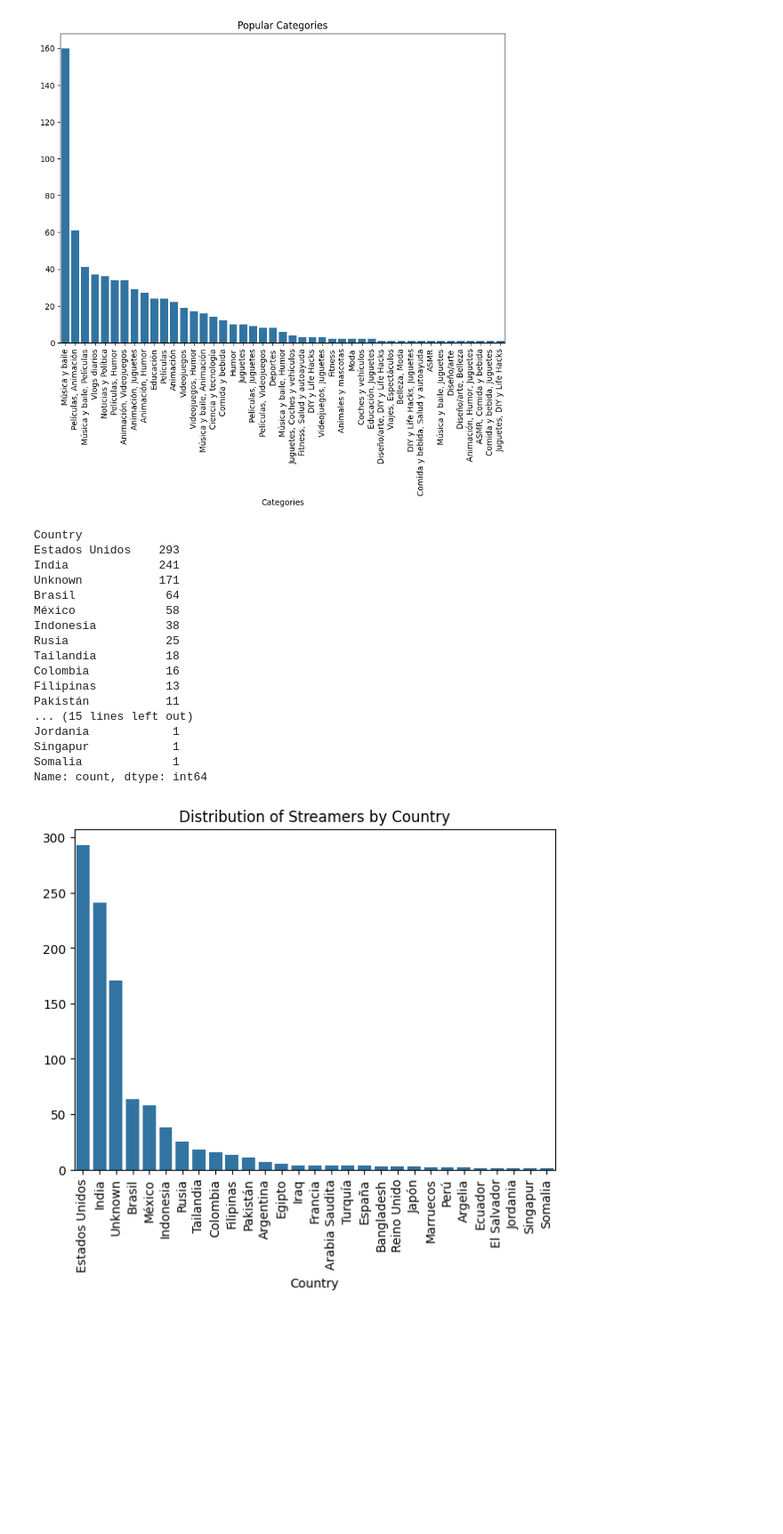
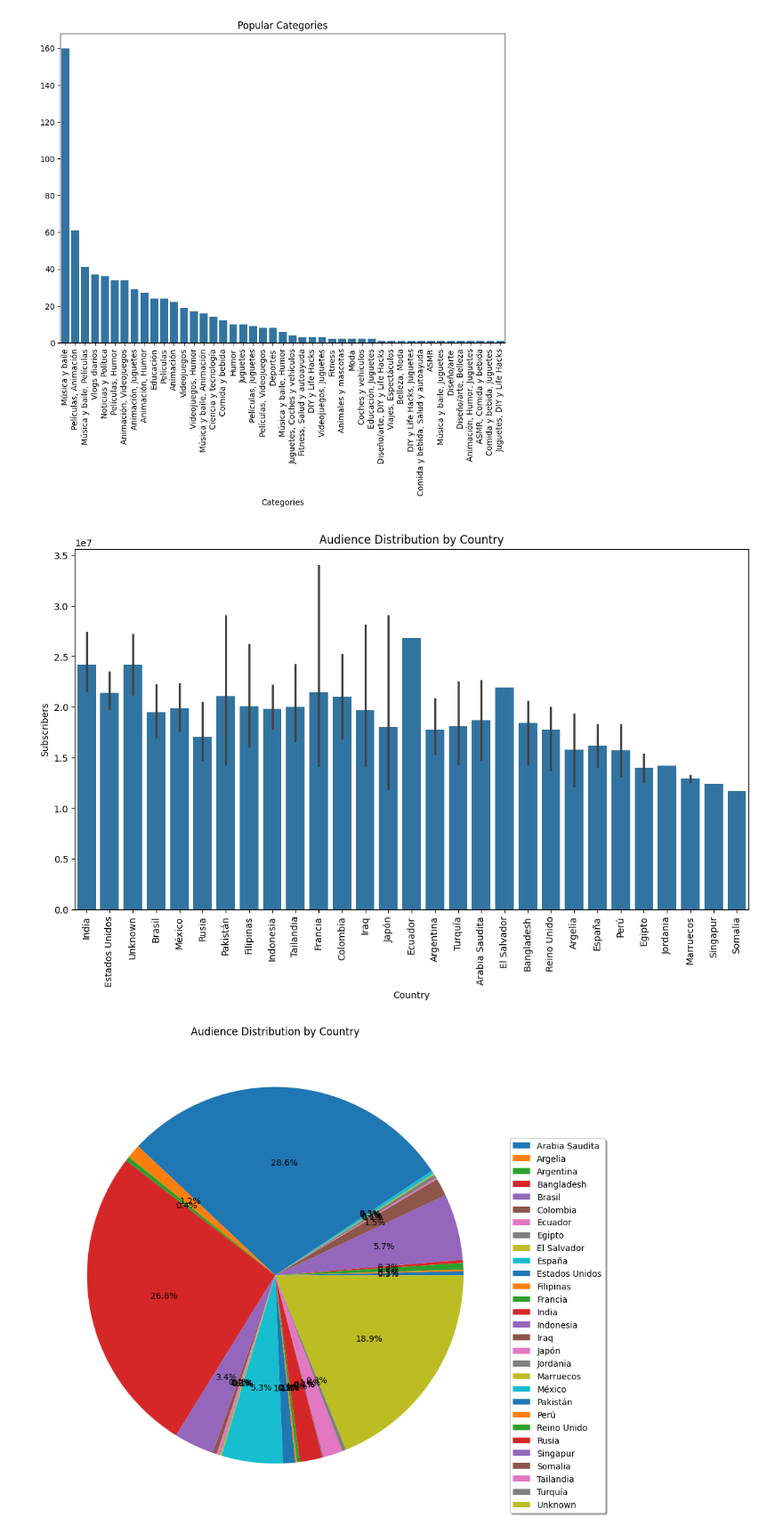
Before and after one commit to idah-github/DA-TASK-INTERN-CAREER, a Jupyter notebook: explore.ipynb, the cells around one changed output. Shown: that part at 89% size. Cells and saved outputs as stored; diff of their text form; code cells hidden in the pictures; blank space fills up the shorter version.

```diff
--- a/explore.ipynb
+++ b/explore.ipynb
@@ -259,33 +255,20 @@ plt.title('Popular Categories')
 plt.show()
 # %% [output]
 [figure]
-# %%
-# Count the number of streamers in each country
-country_counts = df['Country'].value_counts()
-print(country_counts)
-
-# Visualize the distribution by country
-plt.figure(figsize=(7,5))
-sbn.barplot(x=country_counts.index, y=country_counts.values)
-plt.xticks(rotation=90)
-plt.title('Distribution of Streamers by Country')
-plt.show()
-# %% [output]
-Country
-Estados Unidos    293
-India             241
-Unknown           171
-Brasil             64
-México             58
-Indonesia          38
-Rusia              25
-Tailandia          18
-Colombia           16
-Filipinas          13
-Pakistán           11
-... (15 lines left out)
-Jordania            1
-Singapur            1
-Somalia             1
-Name: count, dtype: int64
-[figure, removed]
+# %%
+#distribution of streamers' audiences by country.
+plt.figure(figsize=(13, 7))
+sbn.barplot(x='Country', y='Subscribers', data=df)
+plt.xticks(rotation=90)
+plt.title('Audience Distribution by Country')
+plt.show()
+#using a piechart
+country_subscribers = df.groupby('Country')['Subscribers'].sum()
+plt.figure(figsize=(20, 10))
+plt.pie(country_subscribers, autopct='%1.1f%%')
+plt.title('Audience Distribution by Country')
+plt.legend(country_subscribers.index, loc='upper center', bbox_to_anchor=(1.1, 0.8), shadow=True)
+plt.show()
+# %% [output]
+[figure, added]
+[figure, added]
```
Also changed, not shown: parts of 7 cells of this notebook.
